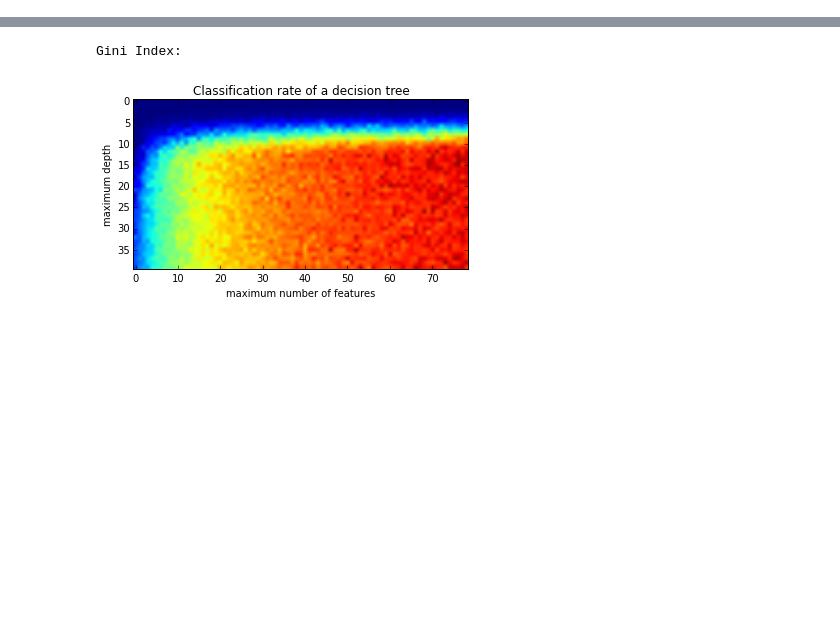
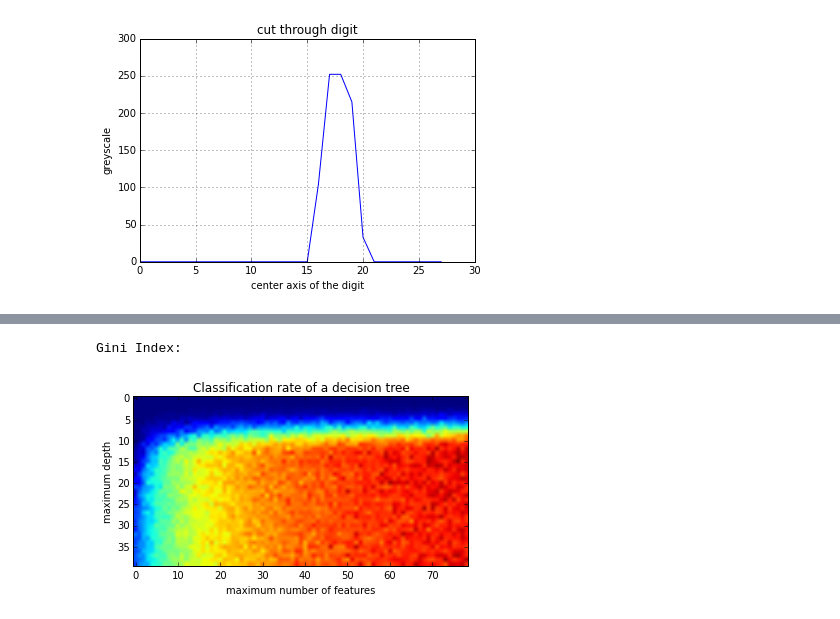
Before and after one commit to far-ad/mlvis-lab, a Jupyter notebook: src/MNIST.ipynb, the cells around one changed output, grey strips where cells are left out. Drawn from its saved outputs; the diff is of its cells as text; code cells hidden in the pictures; blank space fills up the shorter version.

```diff
--- a/src/MNIST.ipynb
+++ b/src/MNIST.ipynb
@@ -17,6 +17,39 @@ db = mnist_database.mnist_database('../data/mnist')
 
 (images_training, labels_training) = (images, labels)
 (images_testing, labels_testing) = db.get_testing_data()
+# %%
+# try to find lines in the digit
+# not working: fitting function cannot be plotted. No idea why…
+
+from math import *
+from pylab import *
+from scipy import optimize
+from numpy import array
+
+v = images_training[123][14*28:15*28]
+
+Tx = linspace(0, len(v)-1, len(v))
+
+fitfunc = lambda p, x: p[0] / (p[2] * sqrt(2*pi)) * exp((x-p[1])**2/(2*p[2]**2))
+errfunc = lambda p, x, y: y - fitfunc(p, x)
+
+p0 = [127, len(Tx)/2, 1]
+# leastsq: error-function, starting estimate for parameters, extra arguments for error-function
+(p1, success) = optimize.leastsq(errfunc, p0, args=(Tx, v))
+
+v_fit = list(map(lambda xl: fitfunc((1,1,1),xl), Tx))
+
+plot(Tx, v)
+#plot(Tx, v_fit)
+
+xlabel('center axis of the digit')
+ylabel('greyscale')
+title('cut through digit')
+grid(True)
+#savefig("diagram.png")
+show()
+# %% [output]
+[figure, added]
 # %%
 # view the first image of the dataset and print the number of images
 
```
Also changed, not shown: parts of 3 cells of this notebook, 1 other file.
